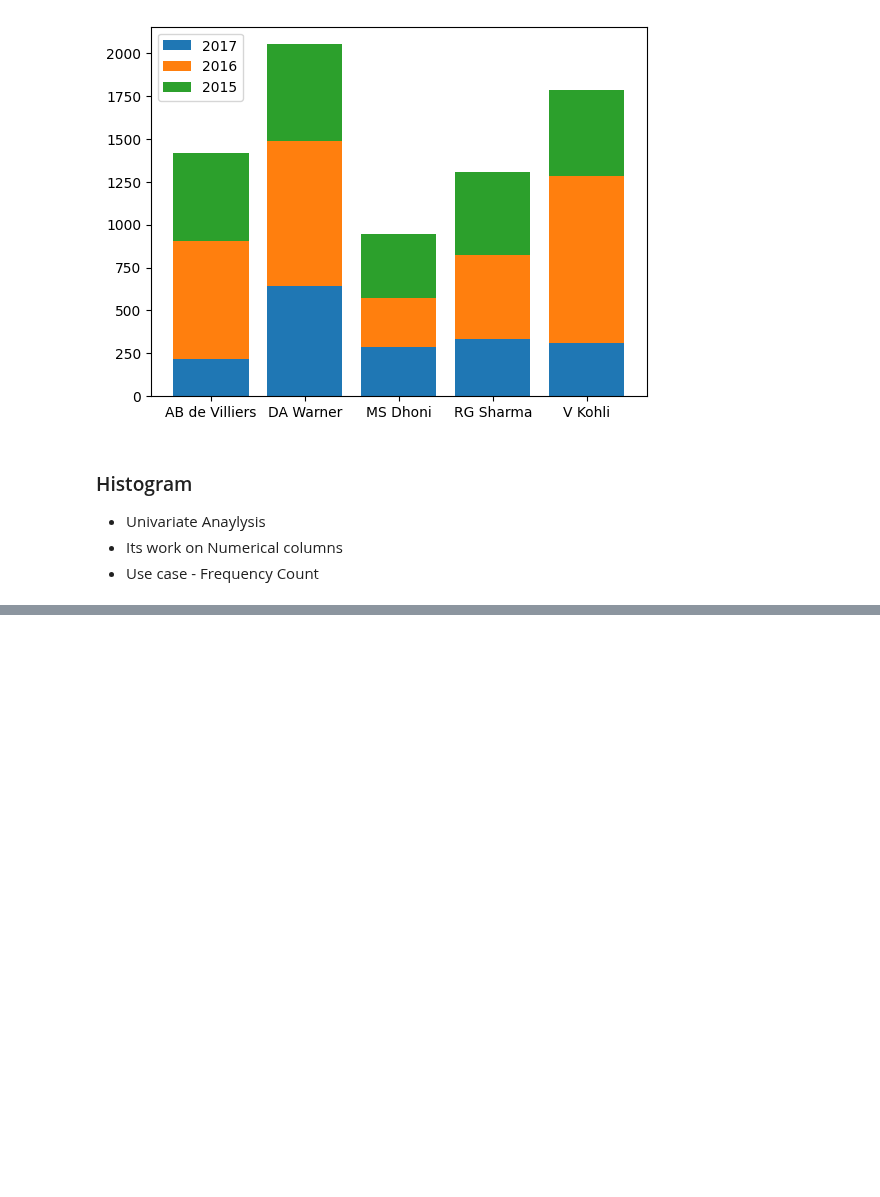
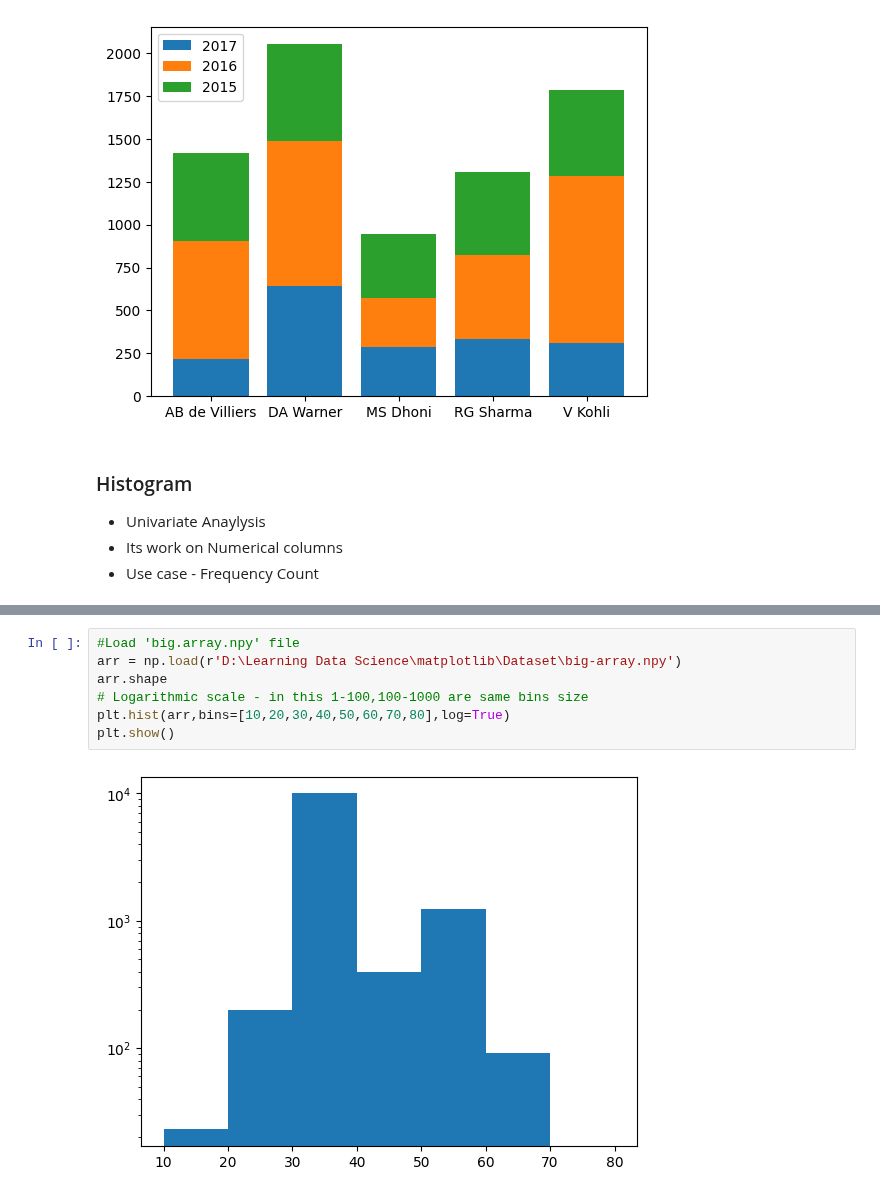
Before and after one commit to harsh2kum/Learning_Data_Science, a Jupyter notebook: matplotlib/matplotlib.ipynb, the cells around one changed output, grey strips where cells are left out. Cells and saved outputs as stored; diff of their text form; blank space fills up the shorter version.

```diff
--- a/matplotlib/matplotlib.ipynb
+++ b/matplotlib/matplotlib.ipynb
@@ -285,0 +323,9 @@ plt.hist(data)
+# %%
+#Load 'big.array.npy' file
+arr = np.load(r'D:\Learning Data Science\matplotlib\Dataset\big-array.npy')
+arr.shape
+# Logarithmic scale - in this 1-100,100-1000 are same bins size
+plt.hist(arr,bins=[10,20,30,40,50,60,70,80],log=True)
+plt.show()
+# %% [output]
+[figure, added]
```
Also changed, not shown: parts of 16 cells of this notebook, 10 other files.
